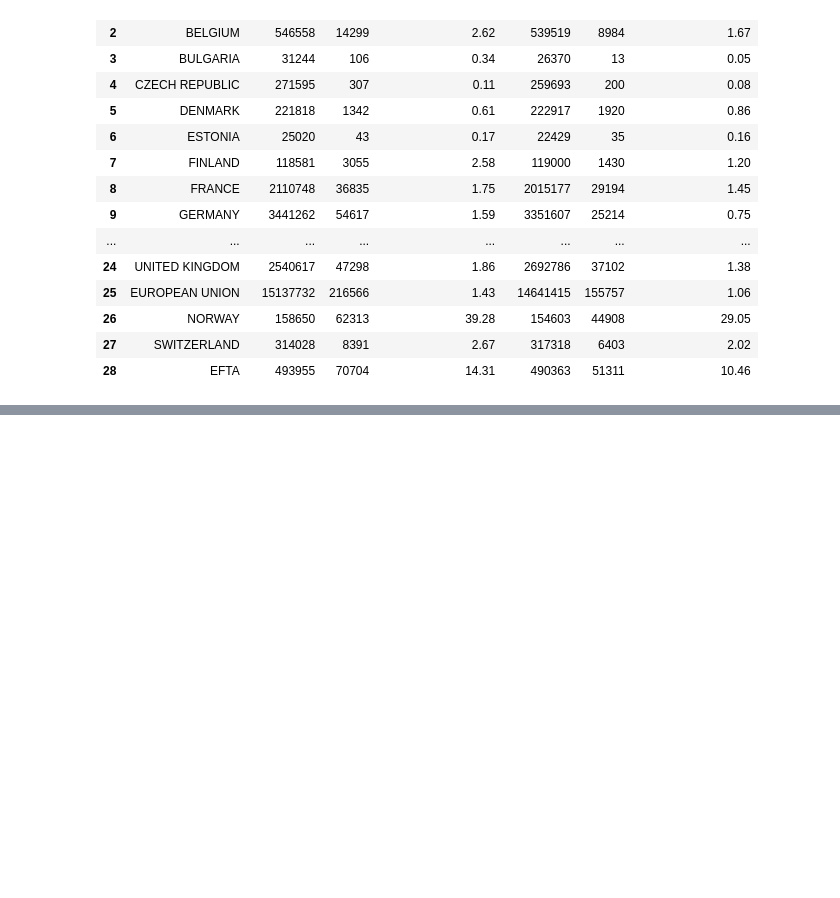
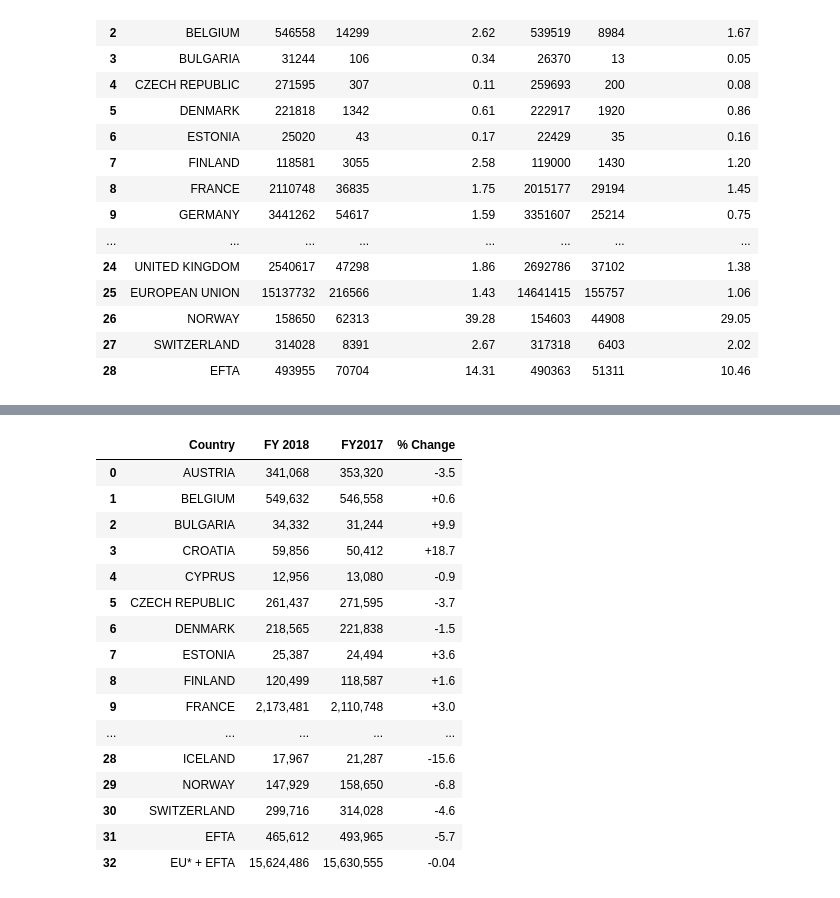
Before and after one commit to nebelgrau77/pandas-wrangling, a Jupyter notebook: electric cars sales europe 2017.ipynb, the cells around one changed output, grey strips where cells are left out. Saved outputs shown, nothing was run; the diff lists cells and outputs as text; code cells hidden in the pictures; blank space fills up the shorter version.

```diff
--- a/electric cars sales europe 2017.ipynb
+++ b/electric cars sales europe 2017.ipynb
@@ -1352,0 +1480,2 @@ ecv_europe
+# %%
+eurosales2018_rows = re.split('<tr>', eurosales2018_table)
@@ -1352,0 +1490,10 @@ ecv_europe
+# %%
+# added * to regex for "special" cases like 'EU* + EFTA'
+
+eurosales2018_data = []
+
+for row in eurosales2018_rows[1:]:
+    regex = re.findall('>([^\\n][\w\s\.\,\+\%\-/\*]*)</', row)
+    if len(regex) > 0:
+        print(regex)
+        eurosales2018_data.append(regex)
@@ -1352,0 +1518,2 @@ ecv_europe
+# %%
+eurosales2018 = pd.DataFrame(columns = ['Country'] + eurosales2018_data[0])
@@ -1352,0 +1544,24 @@ ecv_europe
+# %%
+for i, row in enumerate(eurosales2018_data[1:-1]):
+    for j, col in enumerate(eurosales2018.columns):
+        eurosales2018.loc[i, col] = row[j]
+# %%
+eurosales2018
+# %% [output]
+|  | Country | FY 2018 | FY2017 | % Change |
+| 0 | AUSTRIA | 341,068 | 353,320 | -3.5 |
+| 1 | BELGIUM | 549,632 | 546,558 | +0.6 |
+| 2 | BULGARIA | 34,332 | 31,244 | +9.9 |
+| 3 | CROATIA | 59,856 | 50,412 | +18.7 |
+| 4 | CYPRUS | 12,956 | 13,080 | -0.9 |
+| 5 | CZECH REPUBLIC | 261,437 | 271,595 | -3.7 |
+| 6 | DENMARK | 218,565 | 221,838 | -1.5 |
+| 7 | ESTONIA | 25,387 | 24,494 | +3.6 |
+| 8 | FINLAND | 120,499 | 118,587 | +1.6 |
+| 9 | FRANCE | 2,173,481 | 2,110,748 | +3.0 |
+| ... | ... | ... | ... | ... |
+| 28 | ICELAND | 17,967 | 21,287 | -15.6 |
+| 29 | NORWAY | 147,929 | 158,650 | -6.8 |
+| 30 | SWITZERLAND | 299,716 | 314,028 | -4.6 |
+| 31 | EFTA | 465,612 | 493,965 | -5.7 |
+| 32 | EU* + EFTA | 15,624,486 | 15,630,555 | -0.04 |
```
Also changed, not shown: parts of 34 cells of this notebook.
